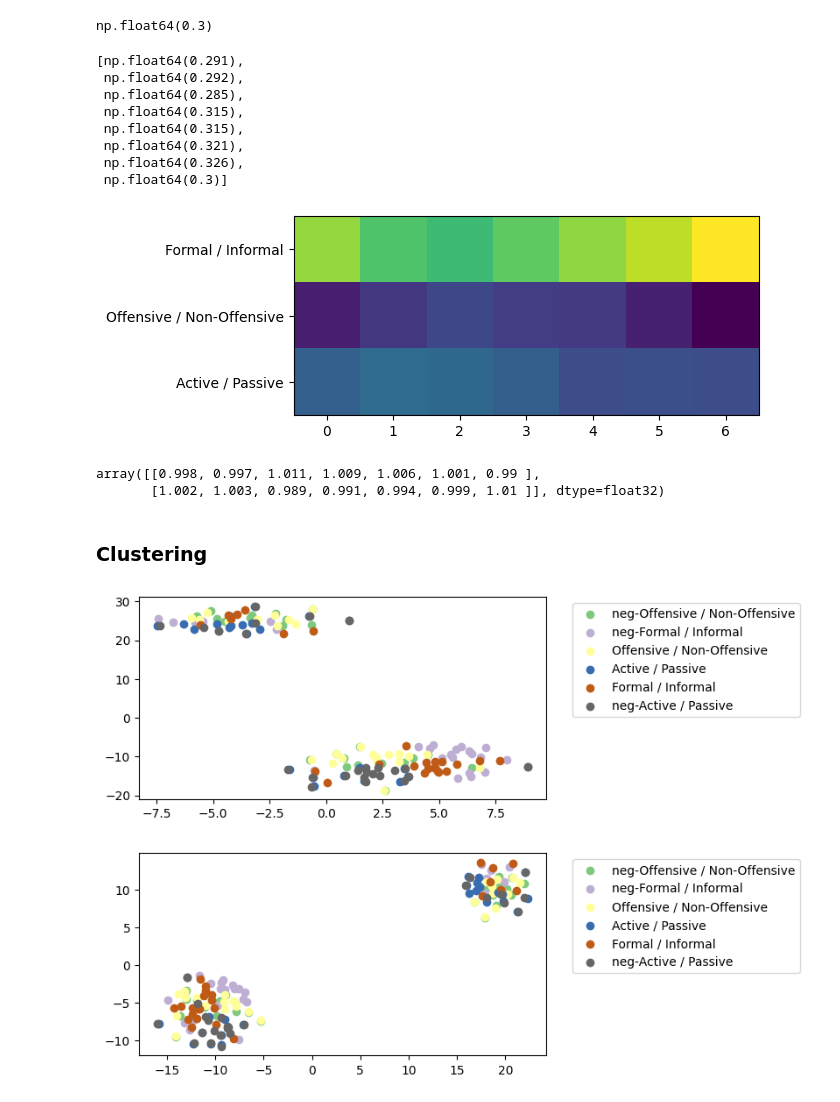
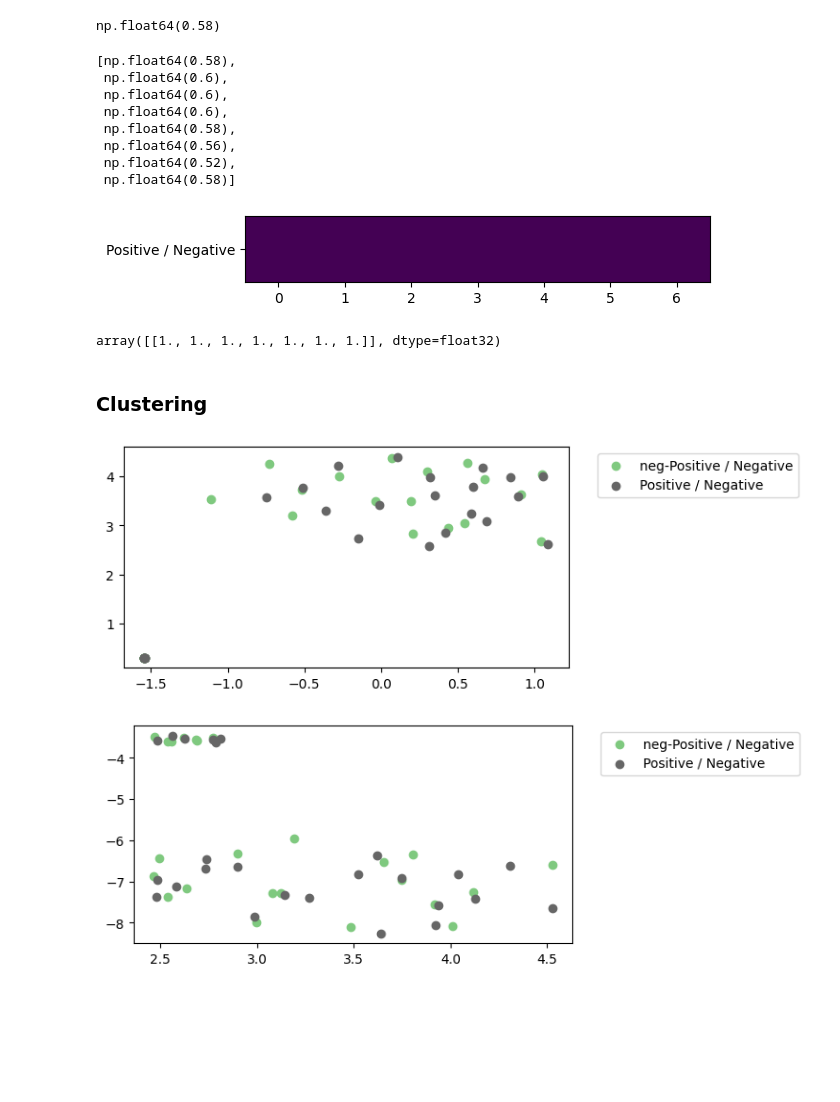
Before and after one commit to MiladAlshomary/Multi-LUAR, a Jupyter notebook: src-ipynb/multi-luar-analysis.ipynb, the cells around one changed output. Drawn from its saved outputs; the diff is of its cells as text; code cells hidden in the pictures; blank space fills up the shorter version.

```diff
--- a/src-ipynb/multi-luar-analysis.ipynb
+++ b/src-ipynb/multi-luar-analysis.ipynb
@@ -23,16 +23,16 @@ MULTI_LUAR_PATH =  "/mnt/swordfish-pool2/milad/multi-luar-reddit-model/"
 LUAR_PATH =  "/mnt/swordfish-pool2/nikhil/LUAR/pretrained_weights/LUAR-MUD/"
 # %%
 analyzed_labels = [
-    'Formal / Informal',
-    'Active / Passive',
+    #'Formal / Informal',
+    #'Active / Passive',
     #'Fluent sentence / Disfluent sentence',
     #'With Humor / Without Humor',
     #'Present-focused / Past-focused',
     #'Self-focused / Inclusive-focused',
     # 'With frequent punctuation / Less Frequent punctuation',
-    'Offensive / Non-Offensive',
+    #'Offensive / Non-Offensive',
     #'With metaphor / Without metaphor',
-    #'Positive / Negative',
+    'Positive / Negative',
 ]
 # %%
 # Load models
@@ -79,18 +79,18 @@ muti_luar_layers_dist.append(compute_distances(positives_embeddings, negatives_e
 # %%
 compute_mrr(luar_sim_matrix, all_labels)
 # %% [output]
-np.float64(0.3)
+np.float64(0.58)
 # %%
 [compute_mrr(s, all_labels) for s in muti_luar_layers_sims]
 # %% [output]
-[np.float64(0.291),
- np.float64(0.292),
- np.float64(0.285),
- np.float64(0.315),
- np.float64(0.315),
- np.float64(0.321),
- np.float64(0.326),
- np.float64(0.3)]
+[np.float64(0.58),
+ np.float64(0.6),
+ np.float64(0.6),
+ np.float64(0.6),
+ np.float64(0.58),
+ np.float64(0.56),
+ np.float64(0.52),
+ np.float64(0.58)]
 # %%
 # def compute_layer_to_features_significance(muti_luar_layers_sims, labels):
 #     layer_to_feat_score = []
@@ -135,12 +135,11 @@ ax.imshow(layer_to_feat_score)
 ax.set(yticks = range(len(set(labels))), yticklabels=set(labels))
 plt.show()
 # %% [output]
-[figure, old version]
+[figure, new version]
 # %%
 layer_to_feat_score
 # %% [output]
-array([[0.998, 0.997, 1.011, 1.009, 1.006, 1.001, 0.99 ],
-       [1.002, 1.003, 0.989, 0.991, 0.994, 0.999, 1.01 ]], dtype=float32)
+array([[1., 1., 1., 1., 1., 1., 1.]], dtype=float32)
 # %% [markdown]
 ### Clustering
 # %%
@@ -176,8 +175,8 @@ def plot_tsne(embeddings, labels, layer):
 # %%
 plot_tsne(positives_embeddings + negatives_embeddings, labels + ['neg-' + x for x in labels], layer=1)
 # %% [output]
-[figure, old version]
+[figure, new version]
 # %%
-plot_tsne(positives_embeddings + negatives_embeddings, labels + ['neg-' + x for x in labels], layer=2)
+plot_tsne(positives_embeddings + negatives_embeddings, labels + ['neg-' + x for x in labels], layer=4)
 # %% [output]
-[figure, old version]
+[figure, new version]
```
Also changed, not shown: parts of 1 cell of this notebook, 4 other files.
